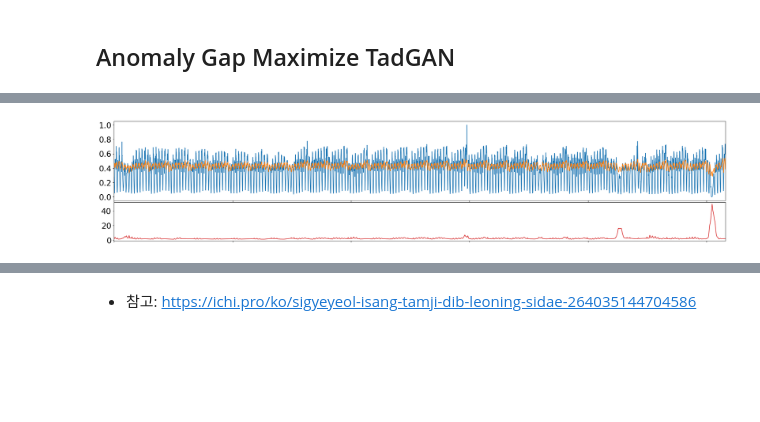
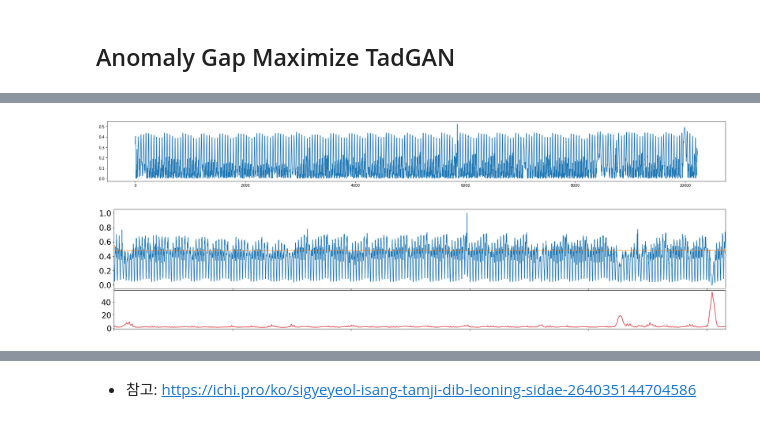
Before and after one commit to yjchoi-95/SKT_AI_fellowship_3rd, a Jupyter notebook: Orion/TadGAN_AGM.ipynb, the cells around one changed output, grey strips where cells are left out. Cells and saved outputs as stored; diff of their text form; code cells hidden in the pictures; blank space fills up the shorter version.

```diff
--- a/Orion/TadGAN_AGM.ipynb
+++ b/Orion/TadGAN_AGM.ipynb
@@ -451,3 +451,7 @@ plt.show()
+# %%
+recons_error_plot(y, y_hat, save_name = plt_save_path+"recons_error_{}".format(idx))
+# %% [output]
+[figure, added]
 # %%
 from orion.primitives.tadgan import score_anomalies
 
@@ -455,9 +459,9 @@ error, true_index, true, pred = score_anomalies(X, X_hat, critic, X_index, rec_e
 pred = np.array(pred).mean(axis=2)
 
 # visualize the error curve
-plot_error([[true, pred], error])
+plot_error([[true, pred], error], save_opt= True, save_name = plt_save_path+"plot_error_{}".format(idx))
 # %% [output]
-[figure, old version]
+[figure, new version]
 # %%
 # threshold
 thresh = 10
```
Also changed, not shown: parts of 25 cells of this notebook, 10 other files.
